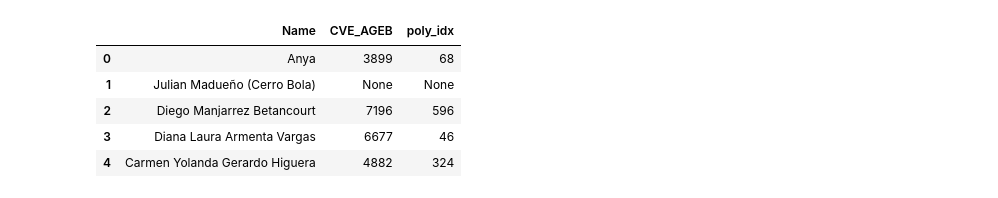
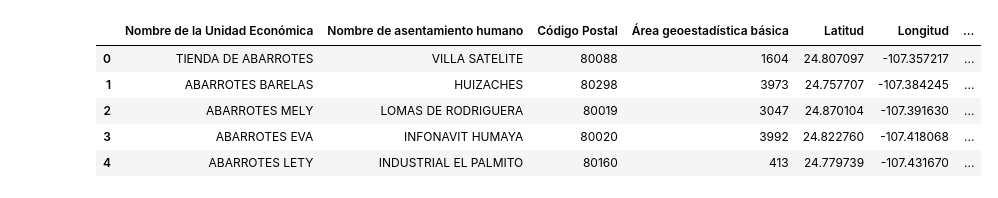
Before and after one commit to ivanps/AGEB_Nanostore, a Jupyter notebook: AGEB Locator.ipynb, the cells around one changed output. Cells and saved outputs as stored; diff of their text form; code cells hidden in the pictures.

```diff
--- a/AGEB Locator.ipynb
+++ b/AGEB Locator.ipynb
@@ -3,9 +4,10 @@
 # %%
 import geopandas as gpd
 import pandas as pd
+import matplotlib.pyplot as plt
 
 # Read shapefile in folder AGEB Urbano
-gdf = gpd.read_file('AGEB Urbano/2023_25006_A09112024_0057.shp')
+gdf = gpd.read_file('AGEBs/2023_25006_A09112024_0057.shp')
 gdf.head()
 # %% [output]
 |  | GUID | CVE_GEO | CVE_ENT | CVE_MUN | CVE_LOC | CVE_AGEB | EDICION | VERSION | OID | geometry |
@@ -27,0 +28,5 @@ gdf2.head()
+# %%
+# Read Nanostore information
+df0 = pd.read_csv('Nanostores_location.csv')
+df = df0[['Nombre de la Unidad Económica', 'Nombre de asentamiento humano', 'Código Postal', 'Área geoestadística básica ', 'Latitud', 'Longitud']]
+df.head()
@@ -27,0 +40,5 @@ gdf2.head()
+# %%
+# Use geopandas to create a GeoDataFrame of the location of nanostores
+gdf2 = gpd.GeoDataFrame(df, geometry=gpd.points_from_xy(df.Longitud, df.Latitud))
+gdf2.crs = gdf.crs
+gdf2.head()
@@ -54,13 +91,13 @@ gdf.iloc[poly_list].plot()
 # %%
 # Select Name, CVE_AGEB, and poly_idx columns in a DataFrame
-df = gdf2[['Name', 'CVE_AGEB', 'poly_idx']]
-df.to_csv('AGEB_Estudiantes.csv', index=False)
+df = gdf2.drop(columns='geometry')
+df.to_csv('AGEB_Nanostores.csv', index=False)
 df.head()
 # %% [output]
-|  | Name | CVE_AGEB | poly_idx |
-| 0 | Anya | 3899 | 68 |
-| 1 | Julian Madueño (Cerro Bola) | None | None |
-| 2 | Diego Manjarrez Betancourt | 7196 | 596 |
-| 3 | Diana Laura Armenta Vargas | 6677 | 46 |
-| 4 | Carmen Yolanda Gerardo Higuera | 4882 | 324 |
+|  | Nombre de la Unidad Económica | Nombre de asentamiento humano | Código Postal | Área geoestadística básica | Latitud | Longitud | ... |
+| 0 | TIENDA DE ABARROTES | VILLA SATELITE | 80088 | 1604 | 24.807097 | -107.357217 | ... |
+| 1 | ABARROTES BARELAS | HUIZACHES | 80298 | 3973 | 24.757707 | -107.384245 | ... |
+| 2 | ABARROTES MELY | LOMAS DE RODRIGUERA | 80019 | 3047 | 24.870104 | -107.391630 | ... |
+| 3 | ABARROTES EVA | INFONAVIT HUMAYA | 80020 | 3992 | 24.822760 | -107.418068 | ... |
+| 4 | ABARROTES LETY | INDUSTRIAL EL PALMITO | 80160 | 413 | 24.779739 | -107.431670 | ... |
 # %%
```
Also changed, not shown: parts of 13 cells of this notebook, 29 other files.
